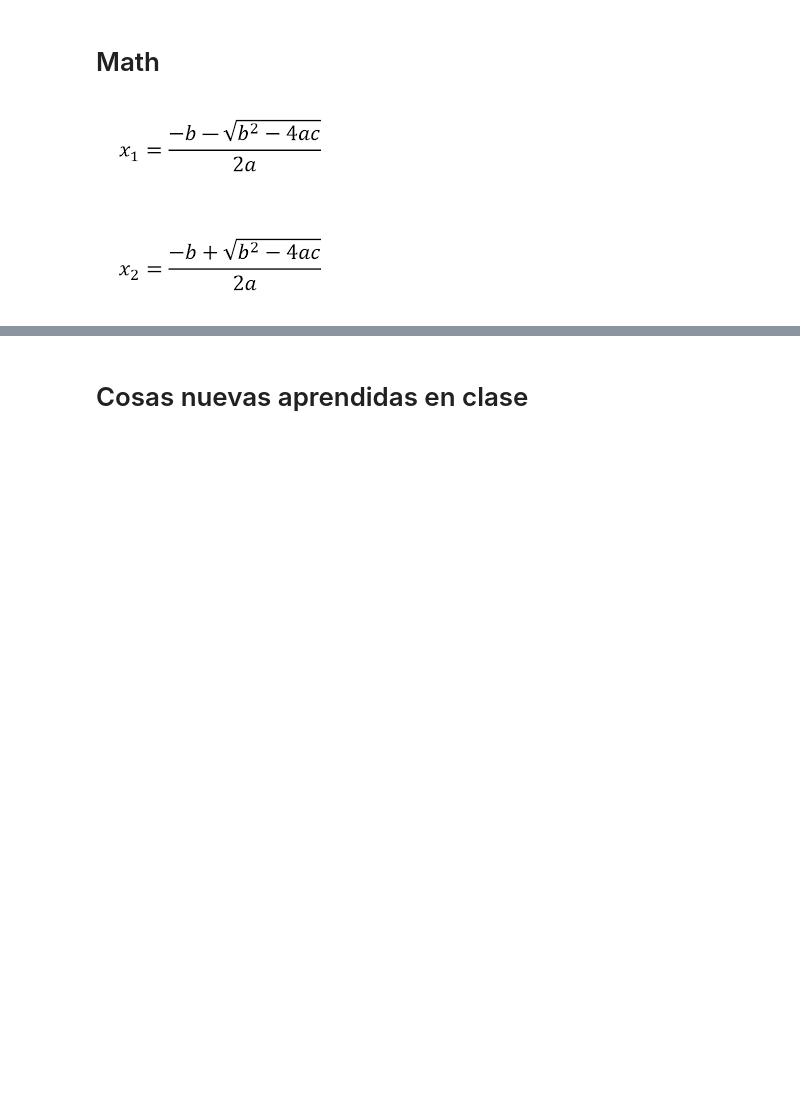
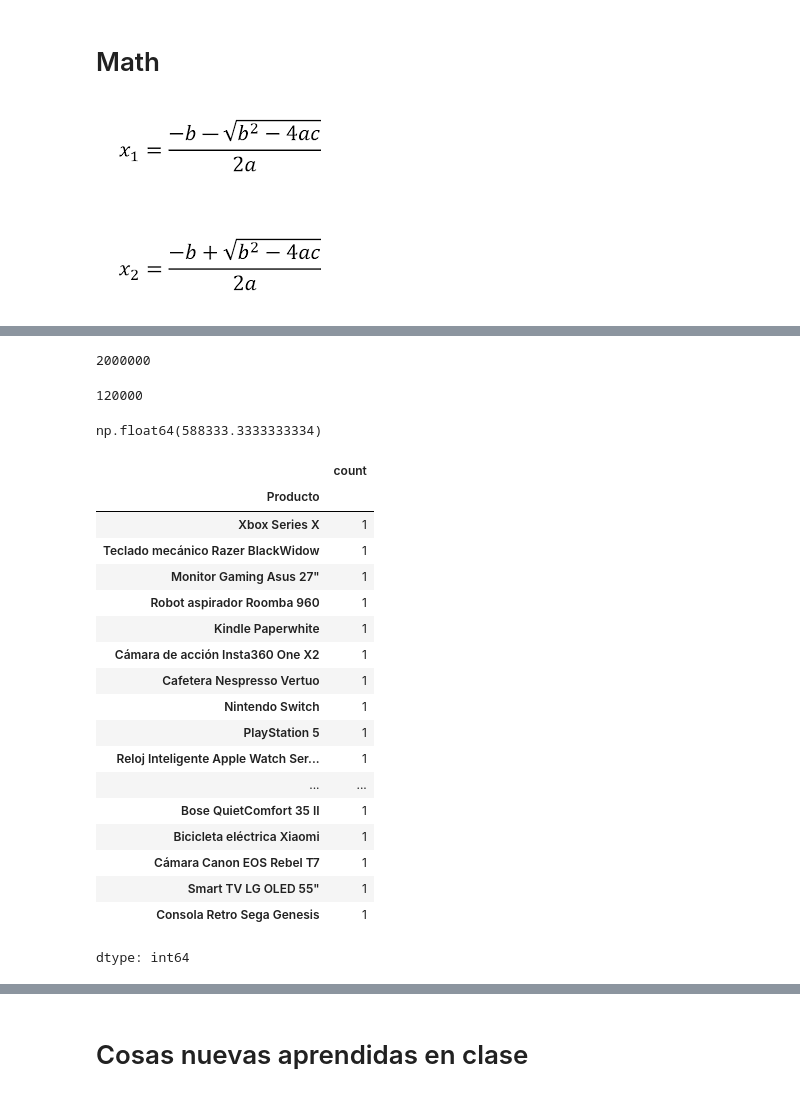
Before and after one commit to Woodyhsp/Top, a Jupyter notebook: Mi aprendizaje.ipynb, the cells around one changed output, grey strips where cells are left out. Drawn from its saved outputs; the diff is of its cells as text; code cells hidden in the pictures; blank space fills up the shorter version.

```diff
--- a/Mi aprendizaje.ipynb
+++ b/Mi aprendizaje.ipynb
@@ -473,0 +511,4 @@ print(f"El valor de x1 es: {raiz1:.2f} y el valor de x2 es: {raiz2:.2f}")
+# %%
+df_excel=pd.read_excel("https://docs.google.com/uc?export=download&id=1RjyFp3seXXSwjJMVwT6FBs3lNniDxsNN",
+                       index_col="ID_Producto")
+print(df_excel)
@@ -473,0 +565,34 @@ print(f"El valor de x1 es: {raiz1:.2f} y el valor de x2 es: {raiz2:.2f}")
+# %%
+df_excel.Precio.max()
+# %% [output]
+2000000
+# %%
+df_excel .Precio.min()
+# %% [output]
+120000
+# %%
+df_excel.Precio.mean()
+# %% [output]
+np.float64(588333.3333333334)
+# %%
+df_excel.Producto.value_counts()
+# %% [output]
+|  | count |
+| Producto |  |
+| Xbox Series X | 1 |
+| Teclado mecánico Razer BlackWidow | 1 |
+| Monitor Gaming Asus 27" | 1 |
+| Robot aspirador Roomba 960 | 1 |
+| Kindle Paperwhite | 1 |
+| Cámara de acción Insta360 One X2 | 1 |
+| Cafetera Nespresso Vertuo | 1 |
+| Nintendo Switch | 1 |
+| PlayStation 5 | 1 |
+| Reloj Inteligente Apple Watch Ser... | 1 |
+| ... | ... |
+| Bose QuietComfort 35 II | 1 |
+| Bicicleta eléctrica Xiaomi | 1 |
+| Cámara Canon EOS Rebel T7 | 1 |
+| Smart TV LG OLED 55" | 1 |
+| Consola Retro Sega Genesis | 1 |
+dtype: int64
```
Also changed, not shown: parts of 25 cells of this notebook.
